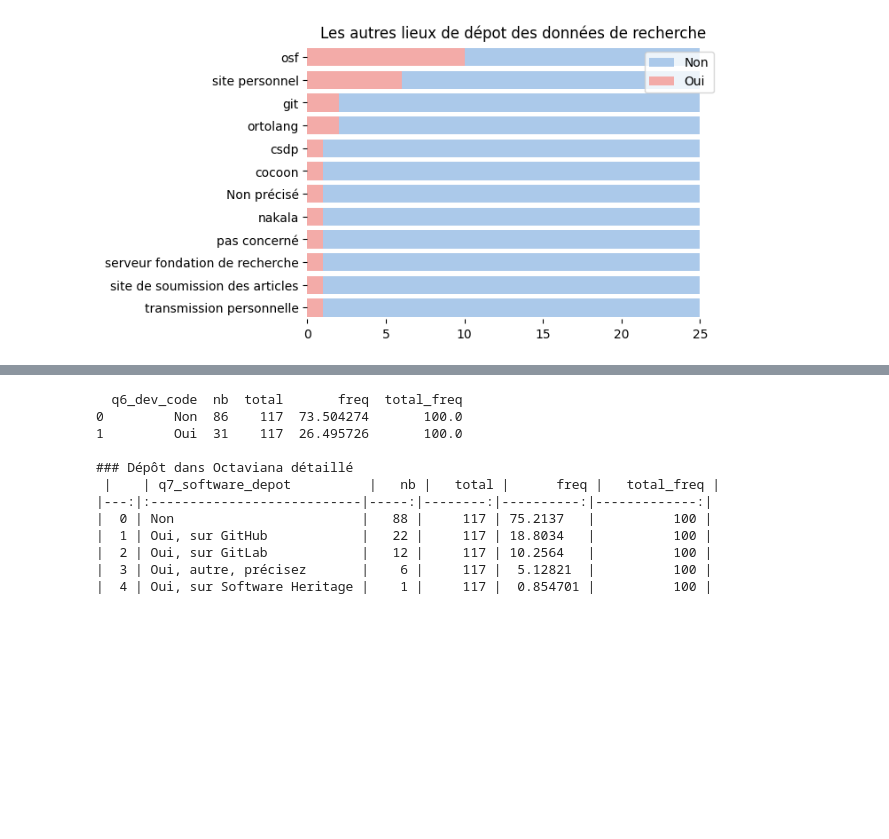
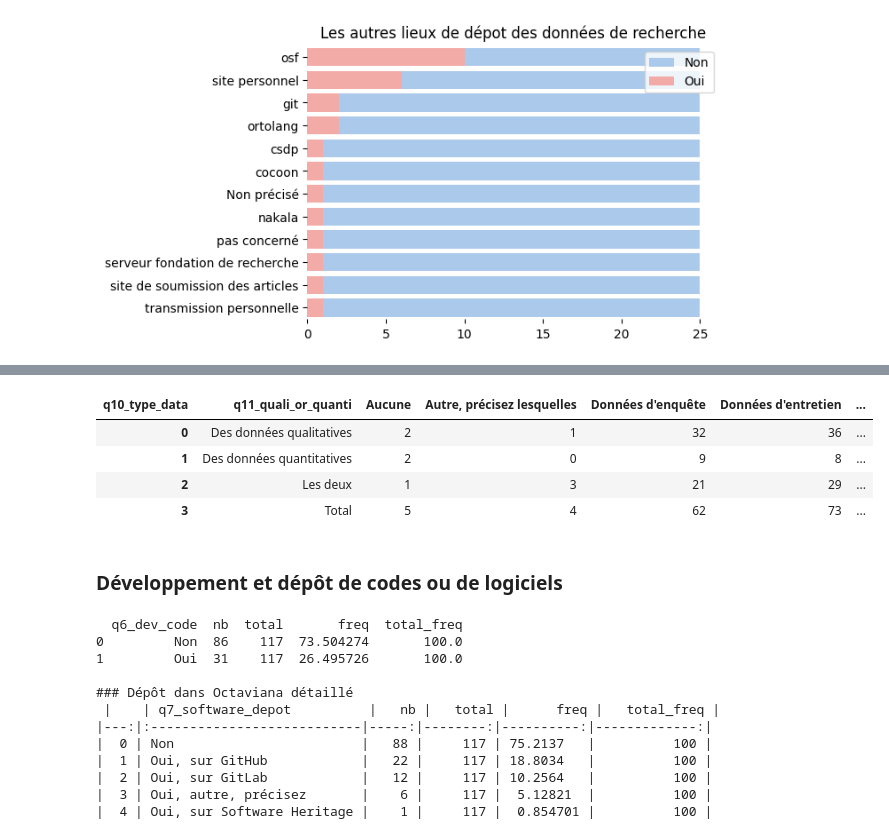
Before and after one commit to luneauaymeric/enquete_SO_p8, a Jupyter notebook: script_analyse/connaissance_science_ouverte.ipynb, the cells around one changed output, grey strips where cells are left out. Saved outputs shown, nothing was run; the diff lists cells and outputs as text; code cells hidden in the pictures; blank space fills up the shorter version.

```diff
--- a/script_analyse/connaissance_science_ouverte.ipynb
+++ b/script_analyse/connaissance_science_ouverte.ipynb
@@ -203,0 +268,30 @@ plt.savefig(f"viz/autre_entrepot_rec.png", bbox_inches='tight', dpi = 200)
+# %%
+def tab_croise(data, x, y, regroup_y = True, khideux = False) :
+    """
+    x = variable en ligne
+    y = variable en colonne
+    """
+    if regroup_y == True:
+
+        data.loc[data[y].str.lower().str.contains("oui"), f"{y}_rec"] = "Oui"
+        data.loc[data[y].str.lower().str.contains("non"), f"{y}_rec"] = "Non"
+
+        cross_tab = pd.crosstab(data[x], data[f"{y}_rec"], margins = True, margins_name="Total", normalize=False)
+        cross_tab0 = pd.crosstab(data[x], data[f"{y}_rec"], margins = False)
+    else:
+        cross_tab = pd.crosstab(data[x], data[y], margins = True, margins_name="Total", normalize=False)
+        cross_tab0 = pd.crosstab(data[x], data[f"{y}_rec"], margins = False)
+
+    if khideux == True:
+        print(scipy.stats.chi2_contingency(cross_tab0))
+        st_chi2, st_p, st_dof, st_exp = scipy.stats.chi2_contingency(cross_tab0)
+        chi2 = pd.DataFrame(data={"stats":["chi2","df","p-value"], "values":[st_chi2, st_dof, st_p]})
+        cross_tab = pd.concat([cross_tab, chi2])
+    else:
+        pass
+
+    return cross_tab.fillna("").reset_index()
+# %%
+col= "q10_type_data"
+df_exp, gb_data = split_multiple_choices(df0, column=col, index="q45_clé", sep = '|')
+df_exp.q10_type_data
@@ -204,3 +311,14 @@ plt.savefig(f"viz/autre_entrepot_rec.png", bbox_inches='tight', dpi = 200)
+# %%
+tab_croise(df_exp, "q11_quali_or_quanti", "q10_type_data", regroup_y = False, khideux = False)
+# %% [output]
+| q10_type_data | q11_quali_or_quanti | Aucune | Autre, précisez lesquelles | Données d'enquête | Données d'entretien | ... |
+| 0 | Des données qualitatives | 2 | 1 | 32 | 36 | ... |
+| 1 | Des données quantitatives | 2 | 0 | 9 | 8 | ... |
+| 2 | Les deux | 1 | 3 | 21 | 29 | ... |
+| 3 | Total | 5 | 4 | 62 | 73 | ... |
+# %% [markdown]
+
+### Développement et dépôt de codes ou de logiciels
 # %%
 dev_code= grouped_question(df0, column="q6_dev_code", index = "q45_clé")
 print(dev_code)
```
Also changed, not shown: parts of 11 cells of this notebook, 1 other file.
